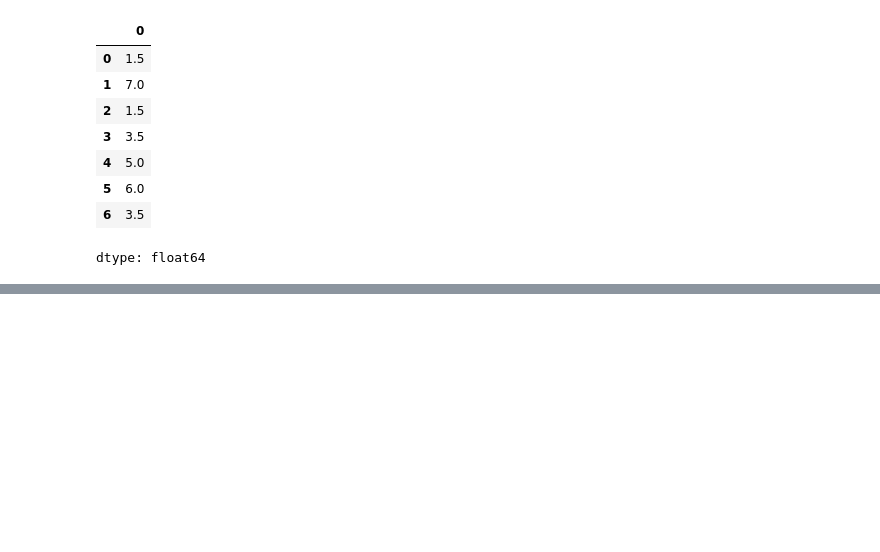
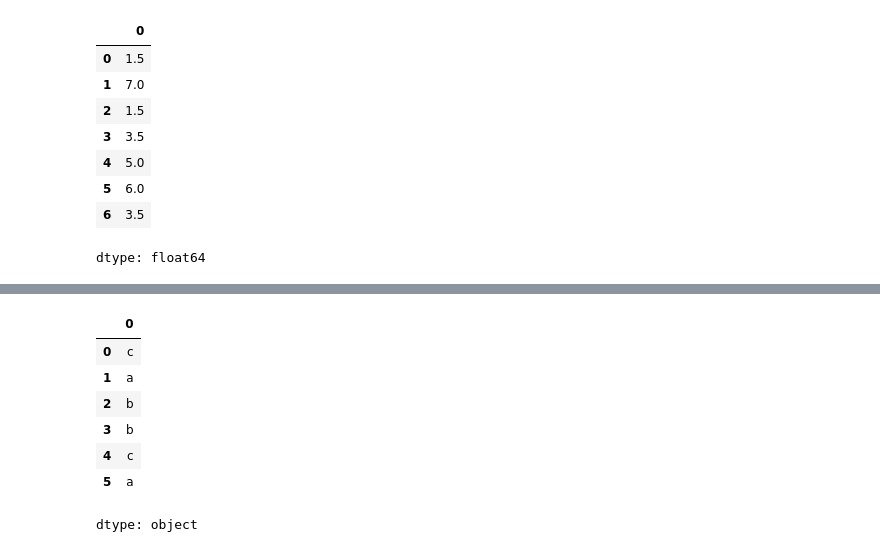
Before and after one commit to url-github/Pandas, a Jupyter notebook: 005_PywAD_Praca_z_biblioteką_Pandas.ipynb, the cells around one changed output, grey strips where cells are left out. Drawn from its saved outputs; the diff is of its cells as text; code cells hidden in the pictures; blank space fills up the shorter version.

```diff
--- a/005_PywAD_Praca_z_biblioteką_Pandas.ipynb
+++ b/005_PywAD_Praca_z_biblioteką_Pandas.ipynb
@@ -1638,0 +1851,12 @@ pd.options.display.max_rows = PREVIOUS_MAX_ROWS
+# %%
+to_match = pd.Series(["c", "a", "b", "b", "c", "a"])
+to_match
+# %% [output]
+|  | 0 |
+| 0 | c |
+| 1 | a |
+| 2 | b |
+| 3 | b |
+| 4 | c |
+| 5 | a |
+dtype: object
```
Also changed, not shown: parts of 80 cells of this notebook.
